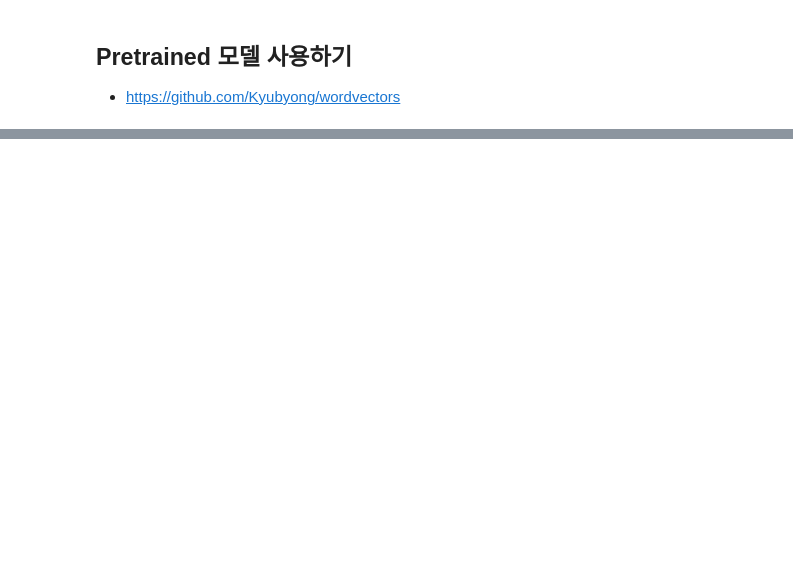
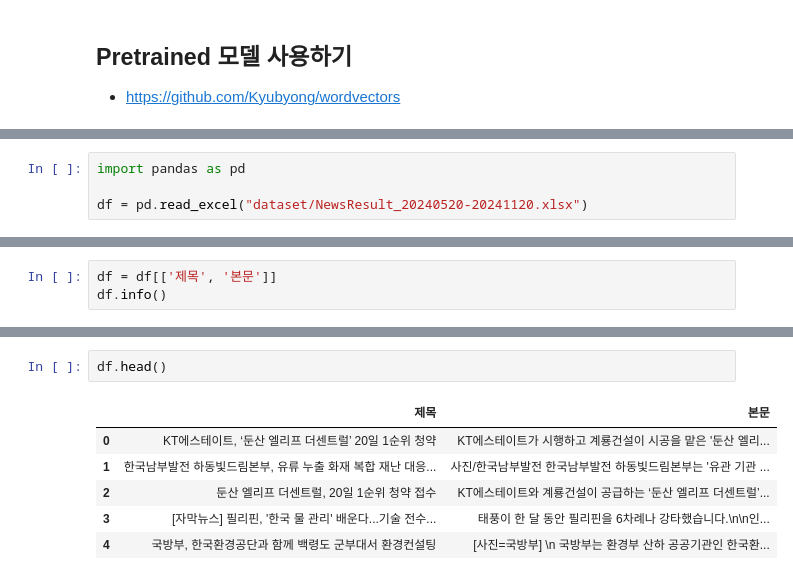
Before and after one commit to kgmyhGit/SKN06, a Jupyter notebook: 11_NLP_Deeplearning/03_word2vec_실습.ipynb, the cells around one changed output, grey strips where cells are left out. Saved outputs shown, nothing was run; the diff lists cells and outputs as text; blank space fills up the shorter version.

```diff
--- a/11_NLP_Deeplearning/03_word2vec_실습.ipynb
+++ b/11_NLP_Deeplearning/03_word2vec_실습.ipynb
@@ -360,0 +443,4 @@ array([[-5.30078216e-03,  2.15998176e-03,  5.11256978e-02,
+# %%
+import pandas as pd
+
+df = pd.read_excel("dataset/NewsResult_20240520-20241120.xlsx")
@@ -360,0 +467,3 @@ array([[-5.30078216e-03,  2.15998176e-03,  5.11256978e-02,
+# %%
+df = df[['제목', '본문']]
+df.info()
@@ -360,0 +480,9 @@ array([[-5.30078216e-03,  2.15998176e-03,  5.11256978e-02,
+# %%
+df.head()
+# %% [output]
+|  | 제목 | 본문 |
+| 0 | KT에스테이트, ‘둔산 엘리프 더센트럴’ 20일 1순위 청약 | KT에스테이트가 시행하고 계룡건설이 시공을 맡은 '둔산 엘리... |
+| 1 | 한국남부발전 하동빛드림본부, 유류 누출 화재 복합 재난 대응... | 사진/한국남부발전 한국남부발전 하동빛드림본부는 '유관 기관 ... |
+| 2 | 둔산 엘리프 더센트럴, 20일 1순위 청약 접수 | KT에스테이트와 계룡건설이 공급하는 ‘둔산 엘리프 더센트럴’... |
+| 3 | [자막뉴스] 필리핀, '한국 물 관리' 배운다...기술 전수... | 태풍이 한 달 동안 필리핀을 6차례나 강타했습니다.\n\n인... |
+| 4 | 국방부, 한국환경공단과 함께 백령도 군부대서 환경컨설팅 | [사진=국방부] \n 국방부는 환경부 산하 공공기관인 한국환... |
```
Also changed, not shown: parts of 23 cells of this notebook, 2 other files.
